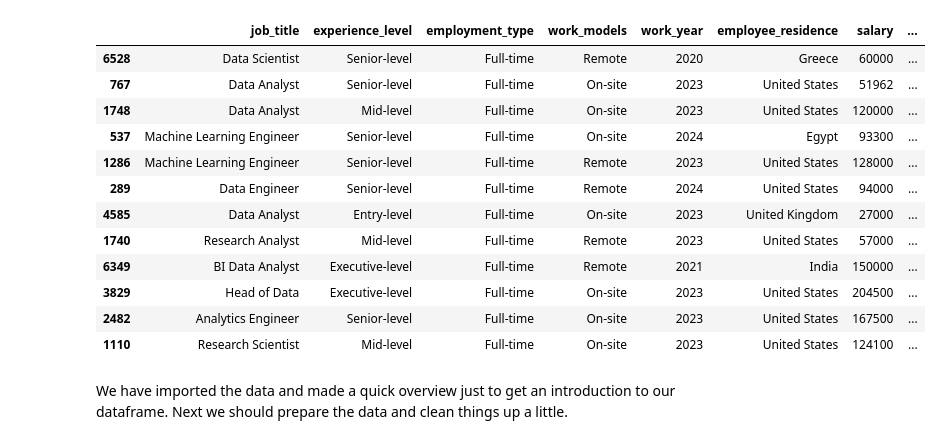
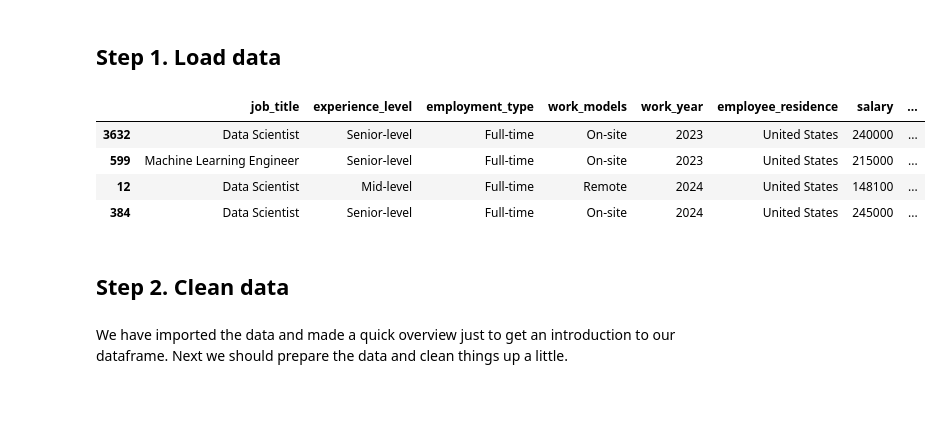
Before and after one commit to Peter537/Dat4-BI-Exam, a Jupyter notebook: main.ipynb, the cells around one changed output. Drawn from its saved outputs; the diff is of its cells as text; code cells hidden in the pictures; blank space fills up the shorter version.

```diff
--- a/main.ipynb
+++ b/main.ipynb
@@ -7,20 +6,16 @@ import os
+# %% [markdown]
+<h2> Step 1. Load data
 # %%
 df = pd.read_csv('data\\data_science_salaries.csv')
-df.sample(12)
+df.sample(4)
 # %% [output]
 |  | job_title | experience_level | employment_type | work_models | work_year | employee_residence | salary | ... |
-| 6528 | Data Scientist | Senior-level | Full-time | Remote | 2020 | Greece | 60000 | ... |
-| 767 | Data Analyst | Senior-level | Full-time | On-site | 2023 | United States | 51962 | ... |
-| 1748 | Data Analyst | Mid-level | Full-time | On-site | 2023 | United States | 120000 | ... |
-| 537 | Machine Learning Engineer | Senior-level | Full-time | On-site | 2024 | Egypt | 93300 | ... |
-| 1286 | Machine Learning Engineer | Senior-level | Full-time | Remote | 2023 | United States | 128000 | ... |
-| 289 | Data Engineer | Senior-level | Full-time | Remote | 2024 | United States | 94000 | ... |
-| 4585 | Data Analyst | Entry-level | Full-time | On-site | 2023 | United Kingdom | 27000 | ... |
-| 1740 | Research Analyst | Mid-level | Full-time | Remote | 2023 | United States | 57000 | ... |
-| 6349 | BI Data Analyst | Executive-level | Full-time | Remote | 2021 | India | 150000 | ... |
-| 3829 | Head of Data | Executive-level | Full-time | On-site | 2023 | United States | 204500 | ... |
-| 2482 | Analytics Engineer | Senior-level | Full-time | On-site | 2023 | United States | 167500 | ... |
-| 1110 | Research Scientist | Mid-level | Full-time | On-site | 2023 | United States | 124100 | ... |
+| 3632 | Data Scientist | Senior-level | Full-time | On-site | 2023 | United States | 240000 | ... |
+| 599 | Machine Learning Engineer | Senior-level | Full-time | On-site | 2023 | United States | 215000 | ... |
+| 12 | Data Scientist | Mid-level | Full-time | Remote | 2024 | United States | 148100 | ... |
+| 384 | Data Scientist | Senior-level | Full-time | On-site | 2024 | United States | 245000 | ... |
+# %% [markdown]
+<h2>Step 2. Clean data</h2>
 # %% [markdown]
 We have imported the data and made a quick overview just to get an introduction to our dataframe.
 Next we should prepare the data and clean things up a little.
```
Also changed, not shown: parts of 36 cells of this notebook, 2 other files.
